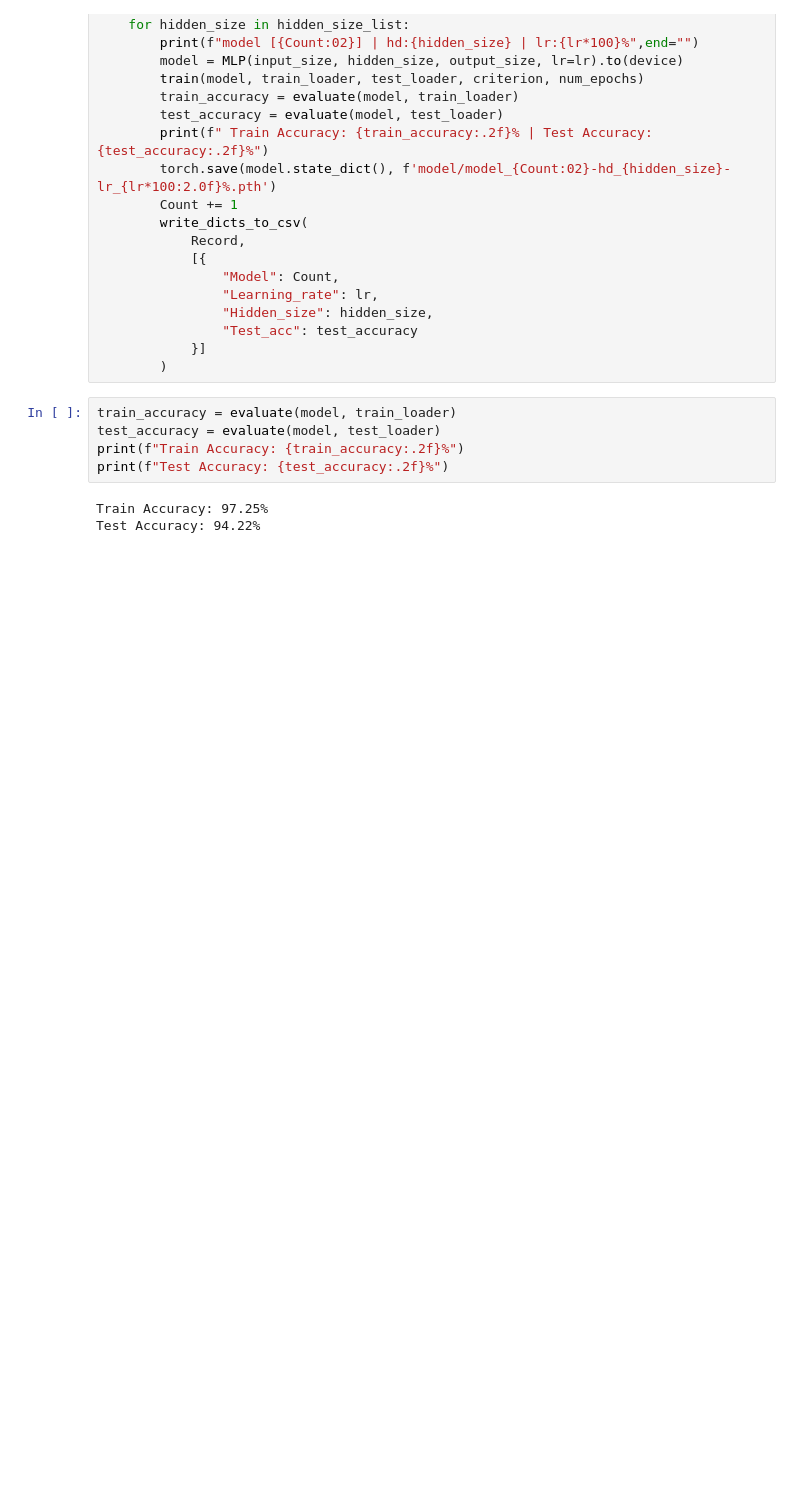
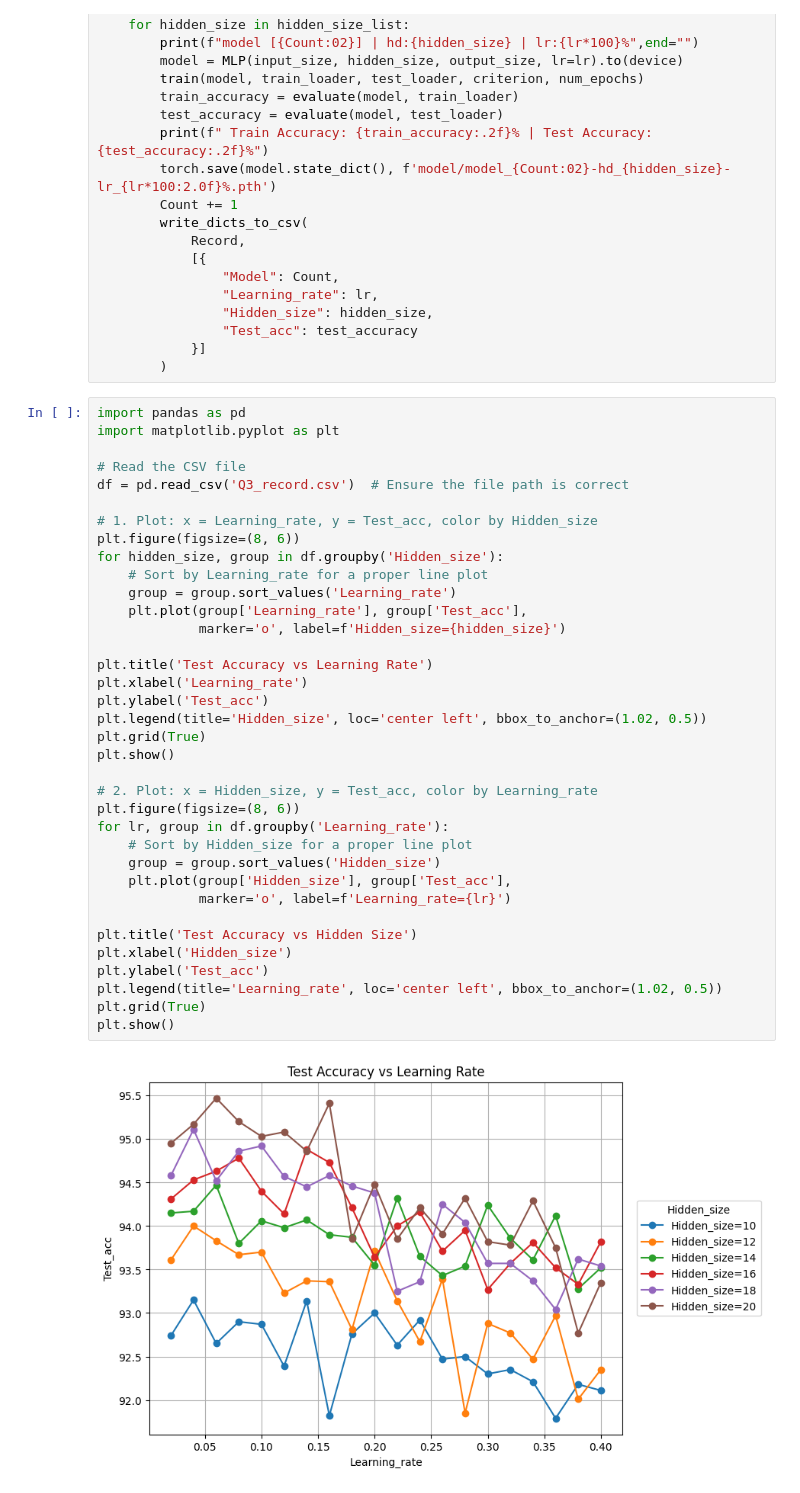
Before and after one commit to Valderq/EEEN, a Jupyter notebook: 151/Lab2/Lab_2.ipynb, the cells around one changed output. Saved outputs shown, nothing was run; the diff lists cells and outputs as text; blank space fills up the shorter version.

```diff
--- a/151/Lab2/Lab_2.ipynb
+++ b/151/Lab2/Lab_2.ipynb
@@ -587,10 +600,40 @@ for lr in learning_rate:
             }]
         )
 # %%
-train_accuracy = evaluate(model, train_loader)
-test_accuracy = evaluate(model, test_loader)
-print(f"Train Accuracy: {train_accuracy:.2f}%")
-print(f"Test Accuracy: {test_accuracy:.2f}%")
+import pandas as pd
+import matplotlib.pyplot as plt
+
+# Read the CSV file
+df = pd.read_csv('Q3_record.csv')  # Ensure the file path is correct
+
+# 1. Plot: x = Learning_rate, y = Test_acc, color by Hidden_size
+plt.figure(figsize=(8, 6))
+for hidden_size, group in df.groupby('Hidden_size'):
+    # Sort by Learning_rate for a proper line plot
+    group = group.sort_values('Learning_rate')
+    plt.plot(group['Learning_rate'], group['Test_acc'],
+             marker='o', label=f'Hidden_size={hidden_size}')
+
+plt.title('Test Accuracy vs Learning Rate')
+plt.xlabel('Learning_rate')
+plt.ylabel('Test_acc')
+plt.legend(title='Hidden_size', loc='center left', bbox_to_anchor=(1.02, 0.5))
+plt.grid(True)
+plt.show()
+
+# 2. Plot: x = Hidden_size, y = Test_acc, color by Learning_rate
+plt.figure(figsize=(8, 6))
+for lr, group in df.groupby('Learning_rate'):
+    # Sort by Hidden_size for a proper line plot
+    group = group.sort_values('Hidden_size')
+    plt.plot(group['Hidden_size'], group['Test_acc'],
+             marker='o', label=f'Learning_rate={lr}')
+
+plt.title('Test Accuracy vs Hidden Size')
+plt.xlabel('Hidden_size')
+plt.ylabel('Test_acc')
+plt.legend(title='Learning_rate', loc='center left', bbox_to_anchor=(1.02, 0.5))
+plt.grid(True)
+plt.show()
 # %% [output]
-Train Accuracy: 97.25%
-Test Accuracy: 94.22%
+[figure, added]
```
Also changed, not shown: parts of 13 cells of this notebook, 10 other files.
